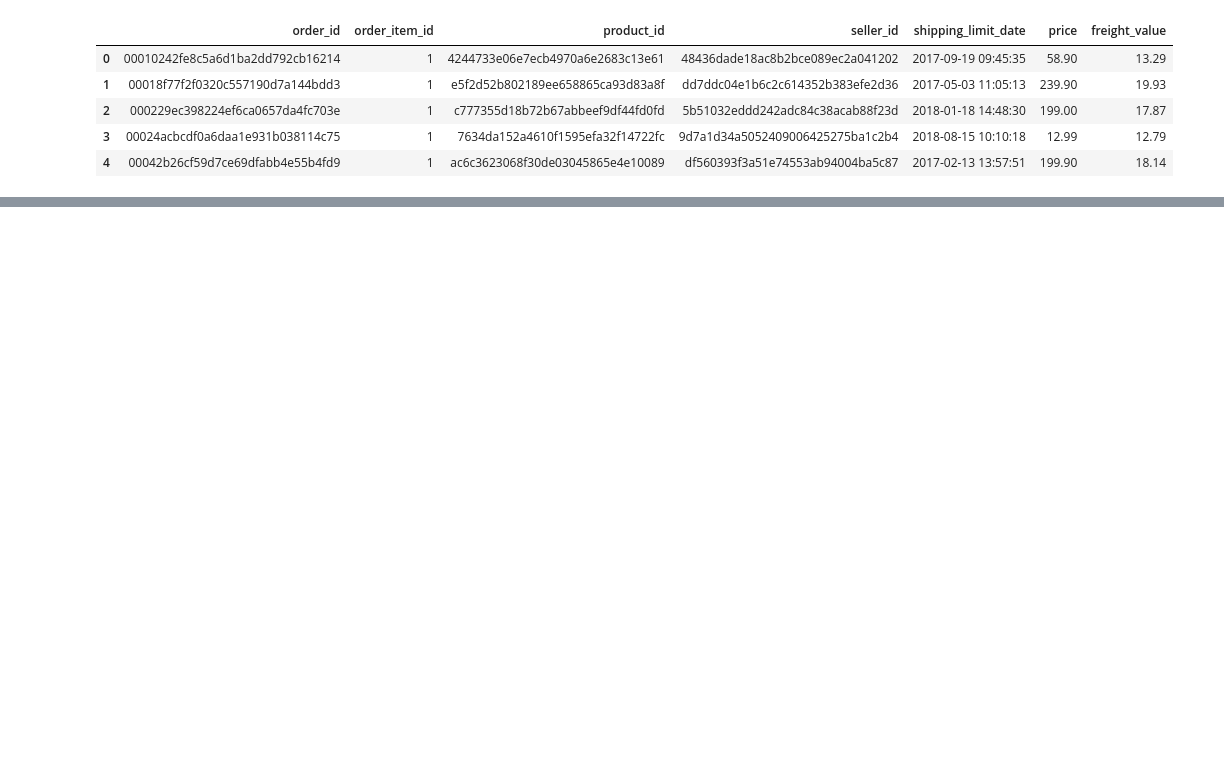
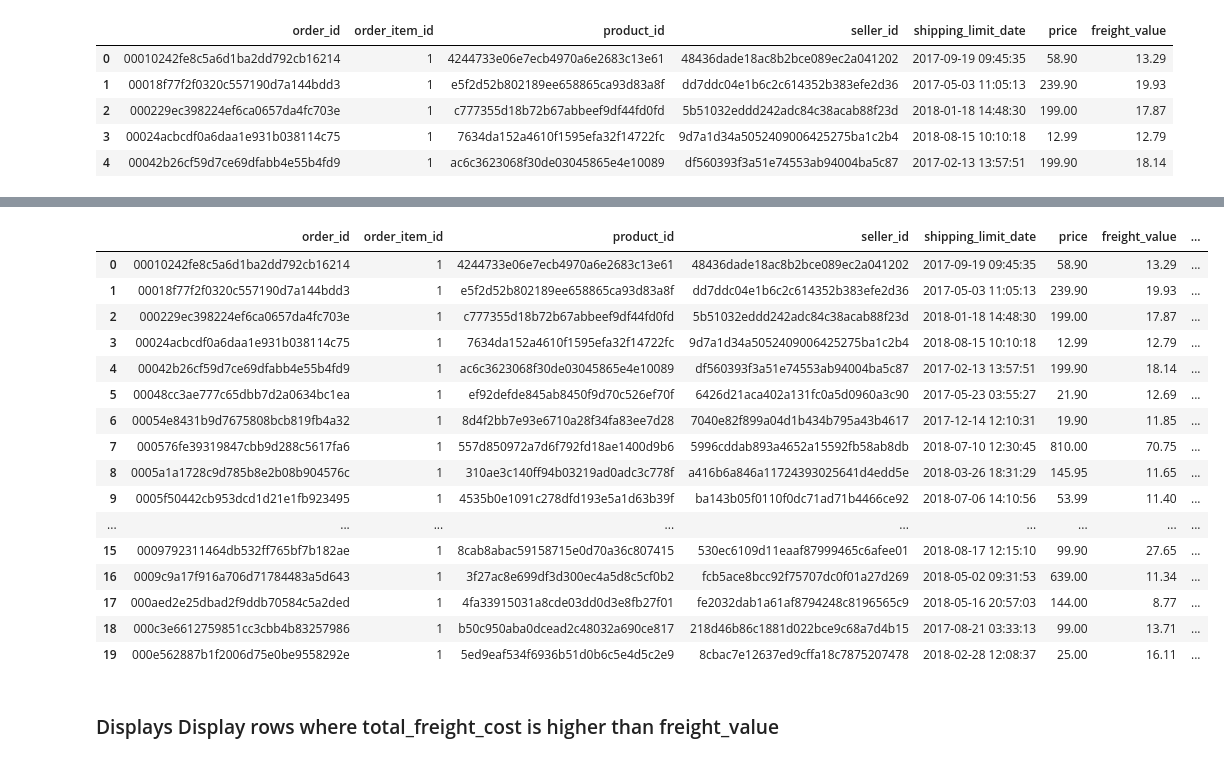
Before and after one commit to HassanHosain/tp_final_proj, a Jupyter notebook: order_items.ipynb, the cells around one changed output, grey strips where cells are left out. Saved outputs shown, nothing was run; the diff lists cells and outputs as text; code cells hidden in the pictures; blank space fills up the shorter version.

```diff
--- a/order_items.ipynb
+++ b/order_items.ipynb
@@ -13,0 +150,3 @@ orders_items_df.head()
+# %%
+orders_items_df['shipping_limit_date'] = pd.to_datetime(orders_items_df['shipping_limit_date'])
+orders_items_df['shipping_limit_date'].info
@@ -13,0 +194,32 @@ orders_items_df.head()
+# %%
+# Calculate total freight cost for each order
+total_freight_per_order = orders_items_df.groupby('order_id')['freight_value'].sum().reset_index()
+
+# Merge total freight cost with the original DataFrame based on order_id
+orders_items_df = pd.merge(orders_items_df, total_freight_per_order, on='order_id', suffixes=('', '_total_freight'))
+
+# Drop the extra freight_value column and rename the new column to indicate total freight cost
+
+orders_items_df.rename(columns={'freight_value_total_freight': 'total_freight_cost'}, inplace=True)
+# %%
+orders_items_df.head(20)
+# %% [output]
+|  | order_id | order_item_id | product_id | seller_id | shipping_limit_date | price | freight_value | ... |
+| 0 | 00010242fe8c5a6d1ba2dd792cb16214 | 1 | 4244733e06e7ecb4970a6e2683c13e61 | 48436dade18ac8b2bce089ec2a041202 | 2017-09-19 09:45:35 | 58.90 | 13.29 | ... |
+| 1 | 00018f77f2f0320c557190d7a144bdd3 | 1 | e5f2d52b802189ee658865ca93d83a8f | dd7ddc04e1b6c2c614352b383efe2d36 | 2017-05-03 11:05:13 | 239.90 | 19.93 | ... |
+| 2 | 000229ec398224ef6ca0657da4fc703e | 1 | c777355d18b72b67abbeef9df44fd0fd | 5b51032eddd242adc84c38acab88f23d | 2018-01-18 14:48:30 | 199.00 | 17.87 | ... |
+| 3 | 00024acbcdf0a6daa1e931b038114c75 | 1 | 7634da152a4610f1595efa32f14722fc | 9d7a1d34a5052409006425275ba1c2b4 | 2018-08-15 10:10:18 | 12.99 | 12.79 | ... |
+| 4 | 00042b26cf59d7ce69dfabb4e55b4fd9 | 1 | ac6c3623068f30de03045865e4e10089 | df560393f3a51e74553ab94004ba5c87 | 2017-02-13 13:57:51 | 199.90 | 18.14 | ... |
+| 5 | 00048cc3ae777c65dbb7d2a0634bc1ea | 1 | ef92defde845ab8450f9d70c526ef70f | 6426d21aca402a131fc0a5d0960a3c90 | 2017-05-23 03:55:27 | 21.90 | 12.69 | ... |
+| 6 | 00054e8431b9d7675808bcb819fb4a32 | 1 | 8d4f2bb7e93e6710a28f34fa83ee7d28 | 7040e82f899a04d1b434b795a43b4617 | 2017-12-14 12:10:31 | 19.90 | 11.85 | ... |
+| 7 | 000576fe39319847cbb9d288c5617fa6 | 1 | 557d850972a7d6f792fd18ae1400d9b6 | 5996cddab893a4652a15592fb58ab8db | 2018-07-10 12:30:45 | 810.00 | 70.75 | ... |
+| 8 | 0005a1a1728c9d785b8e2b08b904576c | 1 | 310ae3c140ff94b03219ad0adc3c778f | a416b6a846a11724393025641d4edd5e | 2018-03-26 18:31:29 | 145.95 | 11.65 | ... |
+| 9 | 0005f50442cb953dcd1d21e1fb923495 | 1 | 4535b0e1091c278dfd193e5a1d63b39f | ba143b05f0110f0dc71ad71b4466ce92 | 2018-07-06 14:10:56 | 53.99 | 11.40 | ... |
+| ... | ... | ... | ... | ... | ... | ... | ... | ... |
+| 15 | 0009792311464db532ff765bf7b182ae | 1 | 8cab8abac59158715e0d70a36c807415 | 530ec6109d11eaaf87999465c6afee01 | 2018-08-17 12:15:10 | 99.90 | 27.65 | ... |
+| 16 | 0009c9a17f916a706d71784483a5d643 | 1 | 3f27ac8e699df3d300ec4a5d8c5cf0b2 | fcb5ace8bcc92f75707dc0f01a27d269 | 2018-05-02 09:31:53 | 639.00 | 11.34 | ... |
+| 17 | 000aed2e25dbad2f9ddb70584c5a2ded | 1 | 4fa33915031a8cde03dd0d3e8fb27f01 | fe2032dab1a61af8794248c8196565c9 | 2018-05-16 20:57:03 | 144.00 | 8.77 | ... |
+| 18 | 000c3e6612759851cc3cbb4b83257986 | 1 | b50c950aba0dcead2c48032a690ce817 | 218d46b86c1881d022bce9c68a7d4b15 | 2017-08-21 03:33:13 | 99.00 | 13.71 | ... |
+| 19 | 000e562887b1f2006d75e0be9558292e | 1 | 5ed9eaf534f6936b51d0b6c5e4d5c2e9 | 8cbac7e12637ed9cffa18c7875207478 | 2018-02-28 12:08:37 | 25.00 | 16.11 | ... |
+# %% [markdown]
+### Displays Display rows where total_freight_cost is higher than freight_value
```
Also changed, not shown: parts of 32 cells of this notebook, 4 other files.
